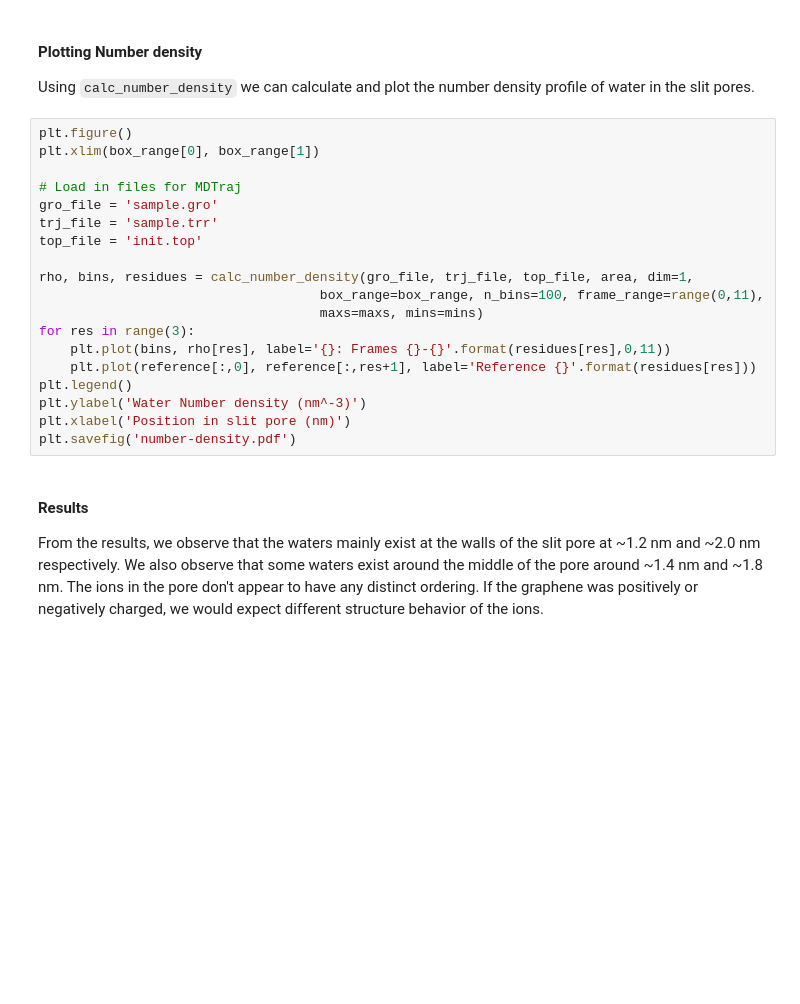
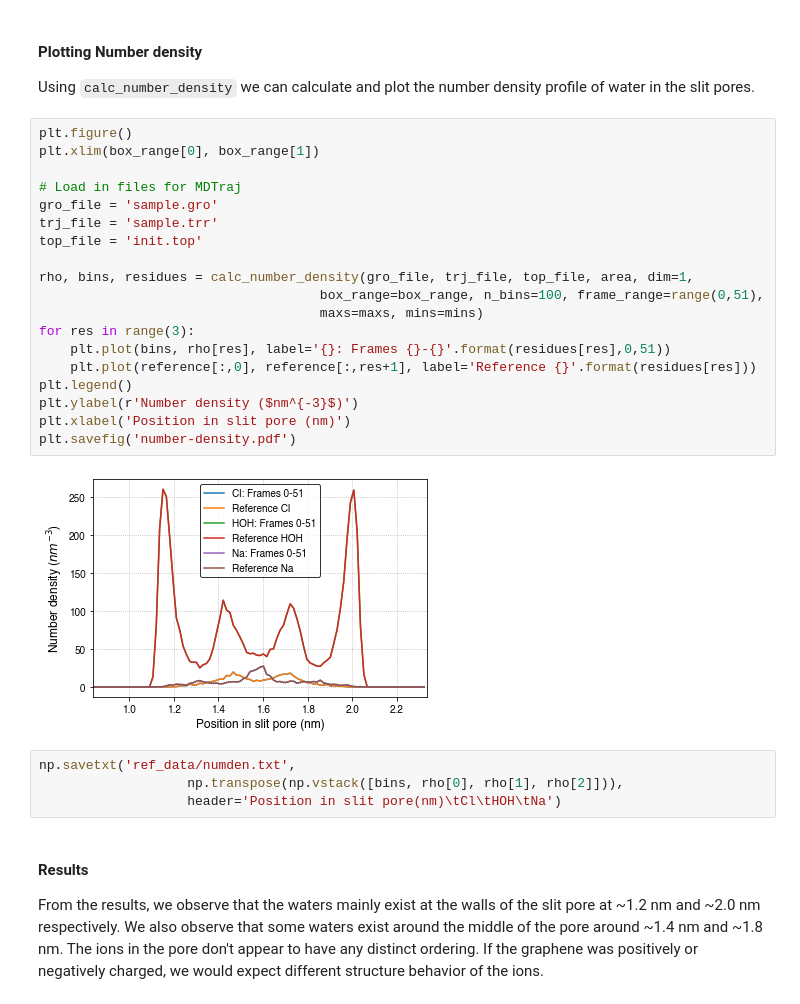
Before and after one commit to rmatsum836/true_graphene, a Jupyter notebook: graphene-pore.ipynb, the cells around one changed output. Saved outputs shown, nothing was run; the diff lists cells and outputs as text; blank space fills up the shorter version.

Commit message:
Add plot with set random seed and more frames

```diff
--- a/graphene-pore.ipynb
+++ b/graphene-pore.ipynb
@@ -123,22 +128,28 @@ Using `calc_number_density` we can calculate and plot the number density profile
 # %%
 plt.figure()
 plt.xlim(box_range[0], box_range[1])
 
 # Load in files for MDTraj
 gro_file = 'sample.gro'
 trj_file = 'sample.trr'
 top_file = 'init.top'
 
 rho, bins, residues = calc_number_density(gro_file, trj_file, top_file, area, dim=1,
-                                    box_range=box_range, n_bins=100, frame_range=range(0,11),
+                                    box_range=box_range, n_bins=100, frame_range=range(0,51),
                                     maxs=maxs, mins=mins)
 for res in range(3):
-    plt.plot(bins, rho[res], label='{}: Frames {}-{}'.format(residues[res],0,11))
+    plt.plot(bins, rho[res], label='{}: Frames {}-{}'.format(residues[res],0,51))
     plt.plot(reference[:,0], reference[:,res+1], label='Reference {}'.format(residues[res]))
 plt.legend()
-plt.ylabel('Water Number density (nm^-3)')
+plt.ylabel(r'Number density ($nm^{-3}$)')
 plt.xlabel('Position in slit pore (nm)')
 plt.savefig('number-density.pdf')
+# %% [output]
+[figure, added]
+# %%
+np.savetxt('ref_data/numden.txt',
+                   np.transpose(np.vstack([bins, rho[0], rho[1], rho[2]])),
+                   header='Position in slit pore(nm)\tCl\tHOH\tNa')
 # %% [markdown]
 #### Results
 From the results, we observe that the waters mainly exist at the walls of the slit pore at ~1.2 nm and ~2.0 nm respectively.  We also observe that some waters exist around the middle of the pore around ~1.4 nm and ~1.8 nm.  The ions in the pore don't appear to have any distinct ordering.  If the graphene was positively or negatively charged, we would expect different structure behavior of the ions.
```
Also changed, not shown: parts of 1 cell of this notebook, 2 other files.
